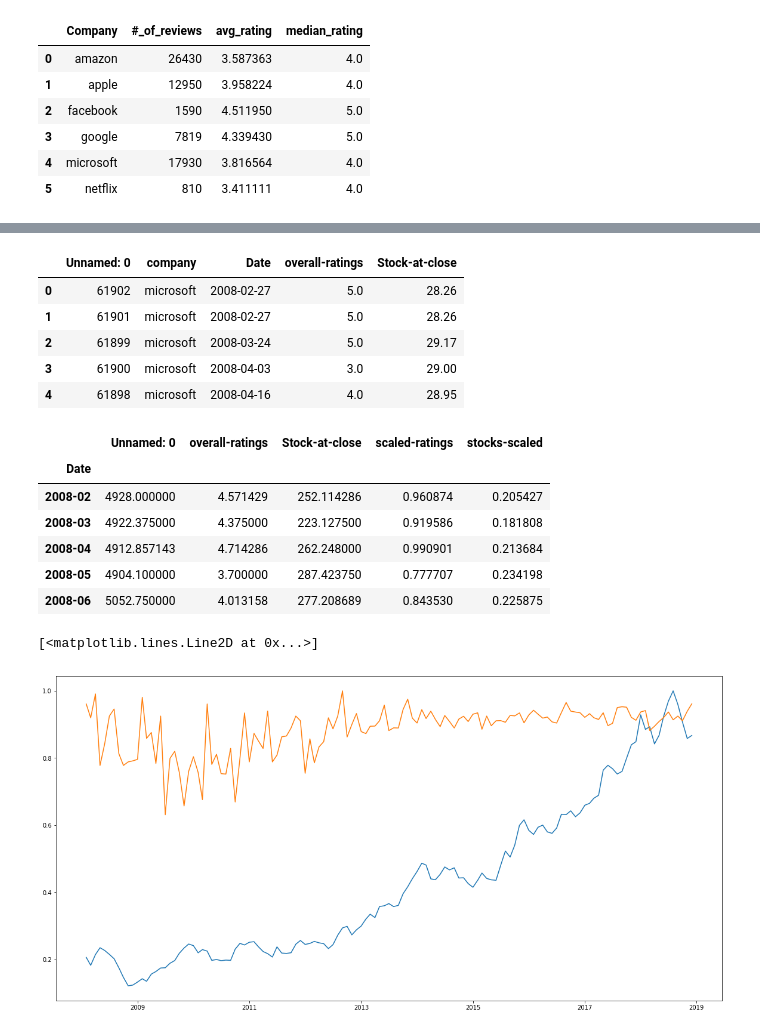
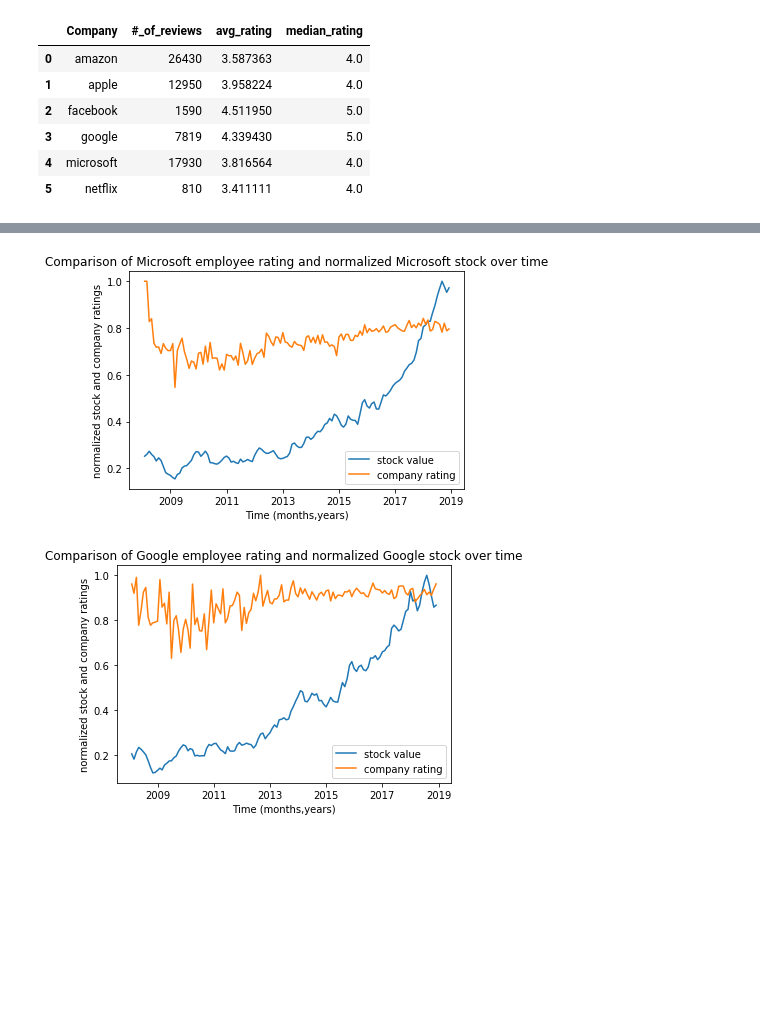
Before and after one commit to annabl38/Project_1, a Jupyter notebook: Company_stuff.Kim.ipynb, the cells around one changed output, grey strips where cells are left out. Drawn from its saved outputs; the diff is of its cells as text; code cells hidden in the pictures; blank space fills up the shorter version.

```diff
--- a/Company_stuff.Kim.ipynb
+++ b/Company_stuff.Kim.ipynb
@@ -136,23 +155,36 @@ Facebook_FB=Facebook_FB.rename(columns={"Close":"Stock-at-close"})
 # %%
 #Microsoft stock data
 MSFT_file= "../Project_1/worldtradingdata-history-MSFT.csv"
 MSFT_df= pd.read_csv(MSFT_file)
 MSFT_df['Date'] = pd.to_datetime(MSFT_df['Date'],format=None)
 
 #merged data
 Microsoft_MSFT=pd.merge(microsoft_df, MSFT_df, how='left', on ='Date')
 Microsoft_MSFT.drop(['job-title','summary','location','pros','cons','advice-to-mgmt','work-balance-stars',
                   'culture-values-stars','carrer-opportunities-stars','comp-benefit-stars',
                   'senior-mangemnet-stars','helpful-count','link','Open','High','Low','Volume'], axis=1, inplace=True)
 Microsoft_MSFT=Microsoft_MSFT.rename(columns={"Close":"Stock-at-close"})
-(Microsoft_MSFT.dropna()).head()
+(Microsoft_MSFT.dropna())
+
+
+microsoft_month=Microsoft_MSFT.Date.dt.to_period("M")
+microsoft_mean=(Microsoft_MSFT.groupby(microsoft_month)).mean()
+microsoft_mean['scaled-ratings']=(microsoft_mean['overall-ratings']/microsoft_mean['overall-ratings'].max())
+microsoft_mean['stocks-scaled']=(microsoft_mean['Stock-at-close']/microsoft_mean['Stock-at-close'].max())
+
+microsoft_star_x=microsoft_mean.to_timestamp()
+x=microsoft_star_x.index.values
+plt.plot(x,microsoft_mean['stocks-scaled'],label='stock value')
+plt.plot(x, microsoft_mean['scaled-ratings'],label='company rating')
+
+plt.title('Comparison of Microsoft employee rating and normalized Microsoft stock over time')
+plt.xlabel('Time (months,years)')
+plt.ylabel('normalized stock and company ratings')
+plt.legend()
+plt.savefig('Microsoft_graph.png')
+plt.show()
 # %% [output]
-|  | Unnamed: 0 | company | Date | overall-ratings | Stock-at-close |
-| 0 | 61902 | microsoft | 2008-02-27 | 5.0 | 28.26 |
-| 1 | 61901 | microsoft | 2008-02-27 | 5.0 | 28.26 |
-| 2 | 61899 | microsoft | 2008-03-24 | 5.0 | 29.17 |
-| 3 | 61900 | microsoft | 2008-04-03 | 3.0 | 29.00 |
-| 4 | 61898 | microsoft | 2008-04-16 | 4.0 | 28.95 |
+[figure, added]
 # %%
 #Google stock data
 GOOG_file= "../Project_1/worldtradingdata-history-GOOG.csv"
@@ -170,21 +202,17 @@ g_month=Google_GOOG.Date.dt.to_period("M")
 google_mean=(Google_GOOG.groupby(g_month)).mean()
 google_mean['scaled-ratings']=(google_mean['overall-ratings']/google_mean['overall-ratings'].max())
 google_mean['stocks-scaled']=(google_mean['Stock-at-close']/google_mean['Stock-at-close'].max())
-google_mean.head(5)
+google_star_x=google_mean.to_timestamp()
+x=google_star_x.index.values
+
+plt.plot(x,google_mean['stocks-scaled'],label='stock value')
+plt.plot(x, google_mean['scaled-ratings'],label='company rating')
+
+plt.title('Comparison of Google employee rating and normalized Google stock over time')
+plt.xlabel('Time (months,years)')
+plt.ylabel('normalized stock and company ratings')
+plt.legend()
+plt.savefig('Google_graph.png')
+plt.show()
 # %% [output]
-|  | Unnamed: 0 | overall-ratings | Stock-at-close | scaled-ratings | stocks-scaled |
-| Date |  |  |  |  |  |
-| 2008-02 | 4928.000000 | 4.571429 | 252.114286 | 0.960874 | 0.205427 |
-| 2008-03 | 4922.375000 | 4.375000 | 223.127500 | 0.919586 | 0.181808 |
-| 2008-04 | 4912.857143 | 4.714286 | 262.248000 | 0.990901 | 0.213684 |
-| 2008-05 | 4904.100000 | 3.700000 | 287.423750 | 0.777707 | 0.234198 |
-| 2008-06 | 5052.750000 | 4.013158 | 277.208689 | 0.843530 | 0.225875 |
+[figure, added]
-# %%
-google_star_x=google_mean.to_timestamp()
-x=google_star_x.index.values
-plt.figure(figsize=(20,10))
-plt.plot(x,google_mean['stocks-scaled'])
-plt.plot(x, google_mean['scaled-ratings'])
-# %% [output]
-[<matplotlib.lines.Line2D at 0x...>]
-[figure, removed]
```
Also changed, not shown: parts of 3 cells of this notebook.
